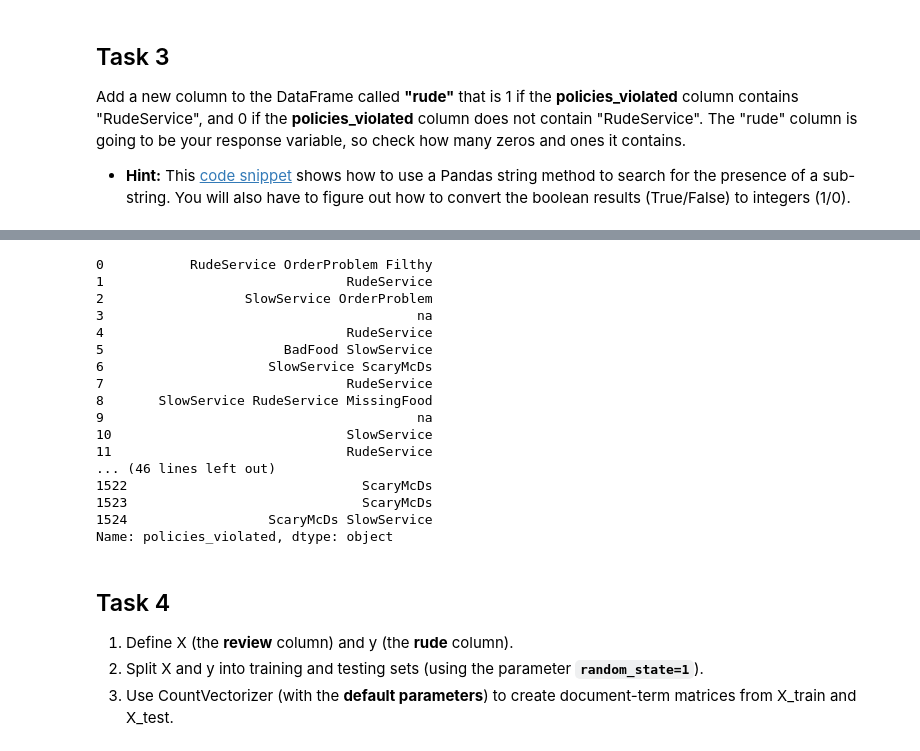
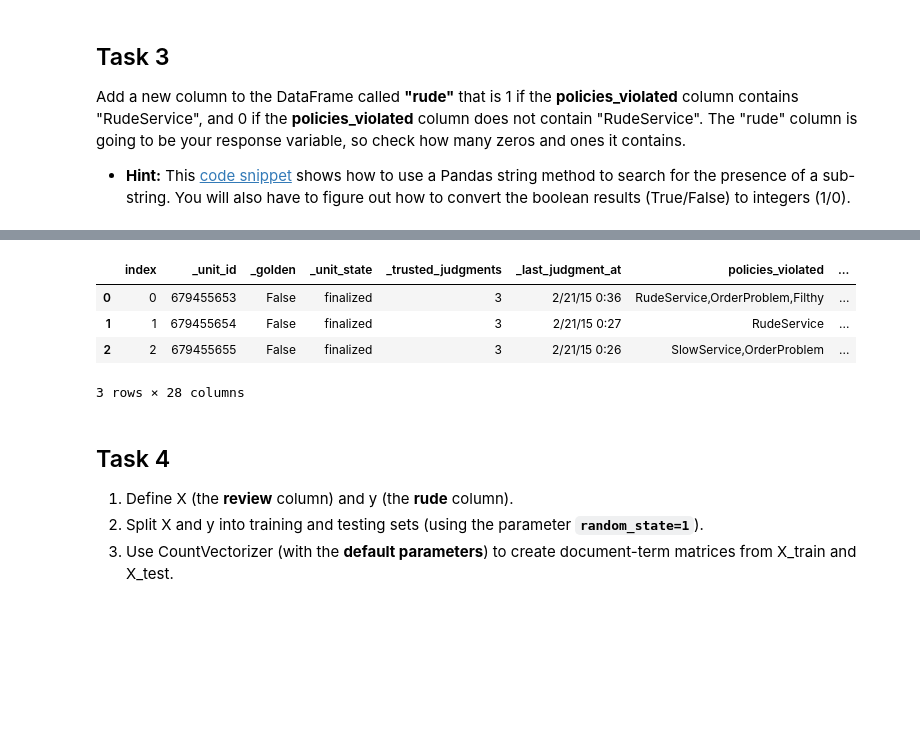
Before and after one commit to ndanielsen/mltext, a Jupyter notebook: hw/02_mcdonalds_homework.ipynb, the cells around one changed output, grey strips where cells are left out. Cells and saved outputs as stored; diff of their text form; code cells hidden in the pictures; blank space fills up the shorter version.

```diff
--- a/hw/02_mcdonalds_homework.ipynb
+++ b/hw/02_mcdonalds_homework.ipynb
@@ -135,24 +126,19 @@ Index([u'_unit_id', u'_golden', u'_unit_state', u'_trusted_judgments',
 # %%
-
-df['policies_violated']
+vect = vect.fit(df.policies_violated)
-# %% [output]
-0           RudeService OrderProblem Filthy
-1                               RudeService
-2                  SlowService OrderProblem
-3                                        na
-4                               RudeService
-5                       BadFood SlowService
-6                     SlowService ScaryMcDs
-7                               RudeService
-8       SlowService RudeService MissingFood
-9                                        na
-10                              SlowService
-11                              RudeService
-... (46 lines left out)
-1522                              ScaryMcDs
-1523                              ScaryMcDs
-1524                  ScaryMcDs SlowService
-Name: policies_violated, dtype: object
+# %%
+dtm = vect.transform(df.policies_violated)
+# %%
+policies_violated_df = pd.DataFrame(dtm.toarray(), columns=vect.get_feature_names())
+# %%
+df = pd.concat([df, policies_violated_df], axis=1)
+# %%
+df.head(3)
+# %% [output]
+|  | index | _unit_id | _golden | _unit_state | _trusted_judgments | _last_judgment_at | policies_violated | ... |
+| 0 | 0 | 679455653 | False | finalized | 3 | 2/21/15 0:36 | RudeService,OrderProblem,Filthy | ... |
+| 1 | 1 | 679455654 | False | finalized | 3 | 2/21/15 0:27 | RudeService | ... |
+| 2 | 2 | 679455655 | False | finalized | 3 | 2/21/15 0:26 | SlowService,OrderProblem | ... |
+3 rows × 28 columns
 # %% [markdown]
 ## Task 4
 
```
Also changed, not shown: parts of 37 cells of this notebook, 5 other files.
